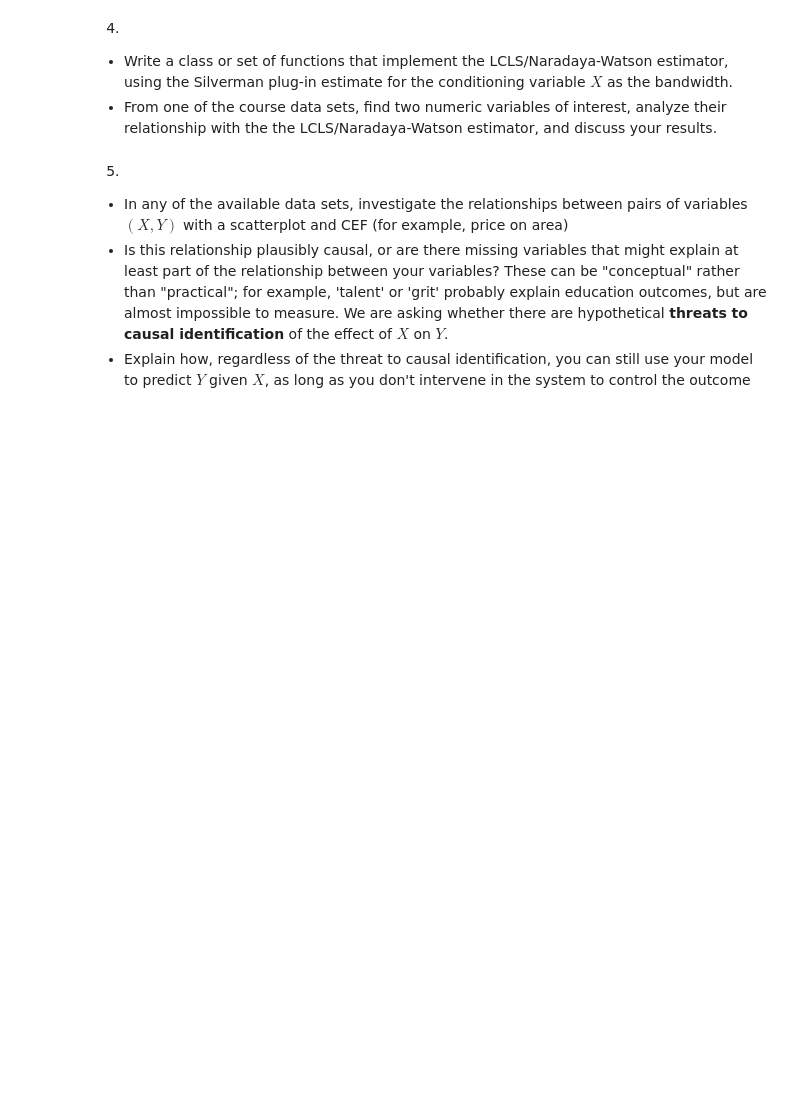
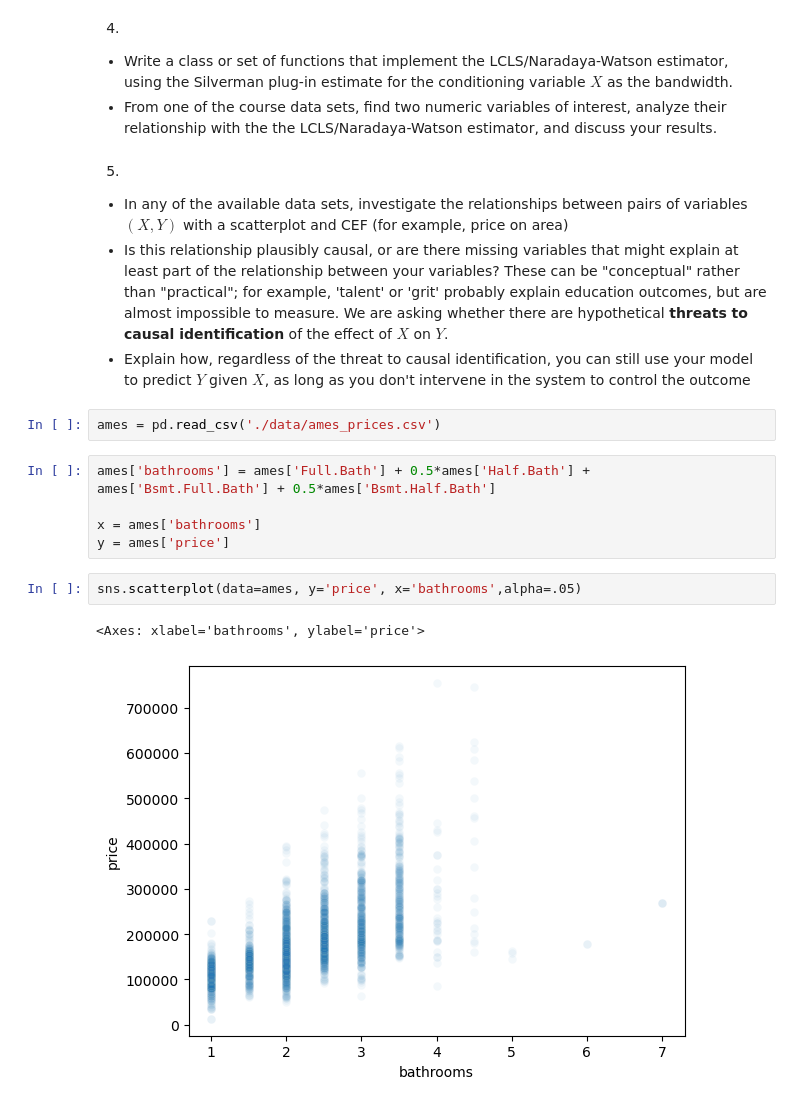
Before and after one commit to jacksonpkennedy/ds5030-assignment-3, a Jupyter notebook: assignment_3.ipynb, the cells around one changed output. Saved outputs shown, nothing was run; the diff lists cells and outputs as text; blank space fills up the shorter version.

Commit message:
Problem 5 - price vs. bathrooms

```diff
--- a/assignment_3.ipynb
+++ b/assignment_3.ipynb
@@ -151,3 +151,15 @@ And there we have it, folks. Minimizing the $MSE$ at fixed $X=z$ gives the LCLS
 - In any of the available data sets, investigate the relationships between pairs of variables $(X,Y)$ with a scatterplot and CEF (for example, price on area)
 - Is this relationship plausibly causal, or are there missing variables that might explain at least part of the relationship between your variables? These can be "conceptual" rather than "practical"; for example, 'talent' or 'grit' probably explain education outcomes, but are almost impossible to measure. We are asking whether there are hypothetical **threats to causal identification** of the effect of $X$ on $Y$.
 - Explain how, regardless of the threat to causal identification, you can still use your model to predict $Y$ given $X$, as long as you don't intervene in the system to control the outcome
+# %%
+ames = pd.read_csv('./data/ames_prices.csv')
+# %%
+ames['bathrooms'] = ames['Full.Bath'] + 0.5*ames['Half.Bath'] + ames['Bsmt.Full.Bath'] + 0.5*ames['Bsmt.Half.Bath']
+
+x = ames['bathrooms']
+y = ames['price']
+# %%
+sns.scatterplot(data=ames, y='price', x='bathrooms',alpha=.05)
+# %% [output]
+<Axes: xlabel='bathrooms', ylabel='price'>
+[figure, added]
```
Also changed, not shown: parts of 5 cells of this notebook.
